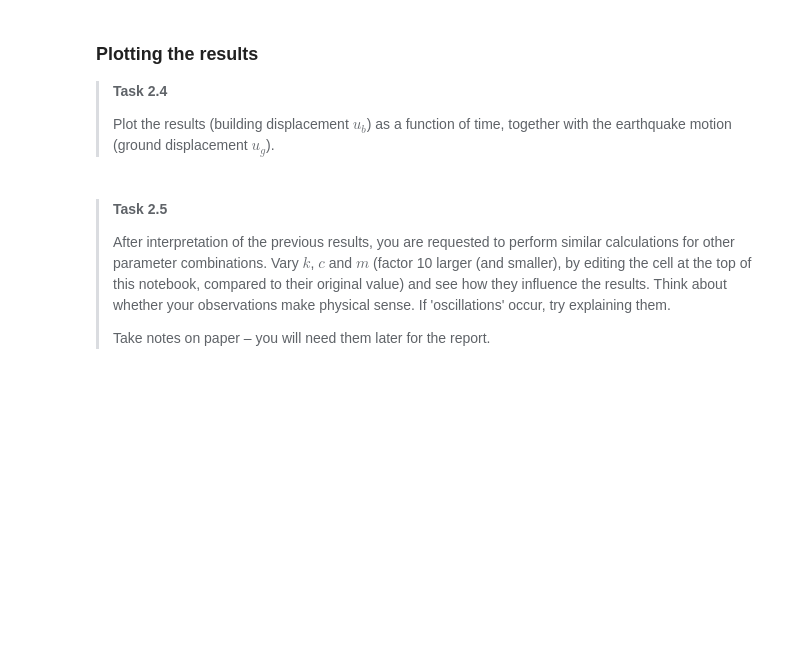
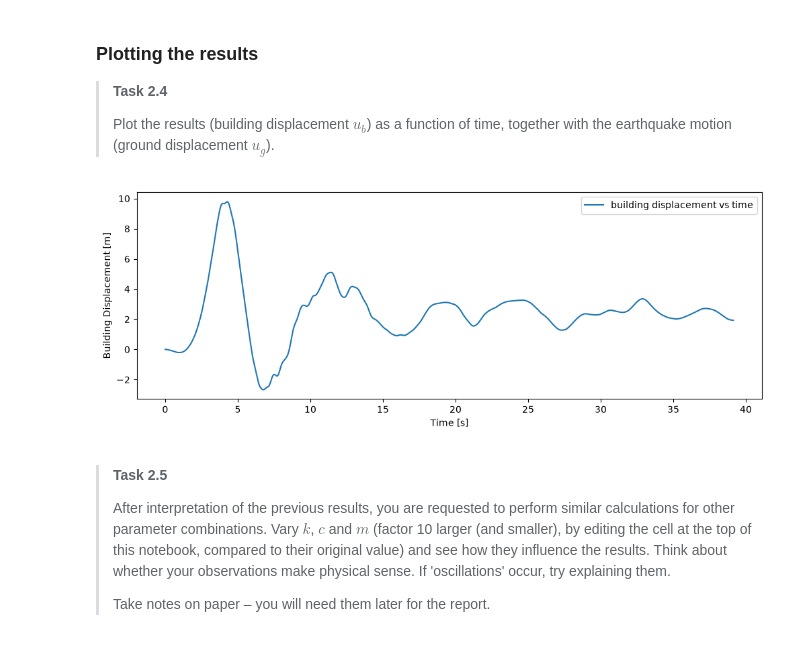
Before and after one commit to LeoLoze/MUDE-2026_GA1_2, a Jupyter notebook: GA_1_2/1Ddynamics.ipynb, the cells around one changed output. Drawn from its saved outputs; the diff is of its cells as text; code cells hidden in the pictures; blank space fills up the shorter version.

```diff
--- a/GA_1_2/1Ddynamics.ipynb
+++ b/GA_1_2/1Ddynamics.ipynb
@@ -243,10 +302,36 @@ def solution(k, c, m, num):
     num : int
         Number of time steps to solve for
     """
+
+    k = 10  # Stiffness
+    c = 10  # Damping
+    m = 100  # Mass
+
+
     u = np.zeros([num])  # Initial conditions at t=0 automatically satisfied
 
-    ### YOUR CODE HERE ###
-    ### YOUR CODE HERE ###
+
+
+def solution(k, c, m, num):
+
+    u = np.zeros(num)
+
+    mass_term = (2 * m) / (dt**2) - k
+    damp_term = m / (dt**2) - c / (2 * dt)
+    denum = m / (dt**2) + c / (2 * dt)
+
+
+    u[1] = (c * vg[0] + k * ug[0]) / (denum + damp_term)
+
+
+    for i in range(1, num - 1):
+        u[i + 1] = (
+            mass_term * u[i]
+            - damp_term * u[i - 1]
+            + c * vg[i]
+            + k * ug[i]
+        ) / denum
+
     return u
 
 
@@ -290,3 +372,12 @@ plt.show()
+# %%
+plt.figure(figsize=(12, 4))
+plt.plot(t, ub, label="building displacement vs time")
+plt.xlabel("Time [s]")
+plt.ylabel("Building Displacement [m]")
+plt.legend()
+plt.show()
+# %% [output]
+[figure, added]
 # %% [markdown]
 ><p>
 >
```
Also changed, not shown: parts of 4 cells of this notebook.
